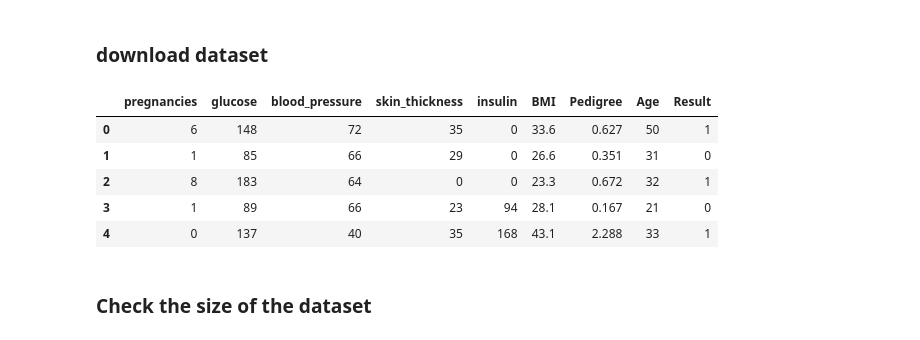
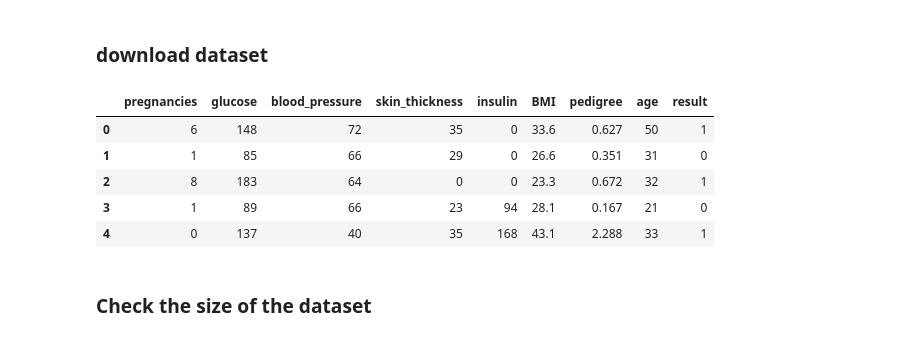
Before and after one commit to Dimildizio/DArc_course, a Jupyter notebook: EDA/PimaKaggle/Pima_indians_kaggle.ipynb, the cells around one changed output. Drawn from its saved outputs; the diff is of its cells as text; code cells hidden in the pictures.

```diff
--- a/EDA/PimaKaggle/Pima_indians_kaggle.ipynb
+++ b/EDA/PimaKaggle/Pima_indians_kaggle.ipynb
@@ -19,11 +19,11 @@ from scipy.stats import boxcox
 %%capture
 !wget -O pima.csv https://raw.githubusercontent.com/Dimildizio/DArc_course/main/EDA/PimaKaggle/pima-indians-diabetes.csv
 # %%
-columns = ['pregnancies','glucose', 'blood_pressure', 'skin_thickness', 'insulin', 'BMI', 'Pedigree', 'Age', 'Result']
+columns = ['pregnancies','glucose', 'blood_pressure', 'skin_thickness', 'insulin', 'BMI', 'pedigree', 'age', 'result']
 data = pd.read_csv('pima.csv', names = columns)
 data.head()
 # %% [output]
-|  | pregnancies | glucose | blood_pressure | skin_thickness | insulin | BMI | Pedigree | Age | Result |
+|  | pregnancies | glucose | blood_pressure | skin_thickness | insulin | BMI | pedigree | age | result |
 | 0 | 6 | 148 | 72 | 35 | 0 | 33.6 | 0.627 | 50 | 1 |
 | 1 | 1 | 85 | 66 | 29 | 0 | 26.6 | 0.351 | 31 | 0 |
 | 2 | 8 | 183 | 64 | 0 | 0 | 23.3 | 0.672 | 32 | 1 |
```
Also changed, not shown: parts of 49 cells of this notebook.
